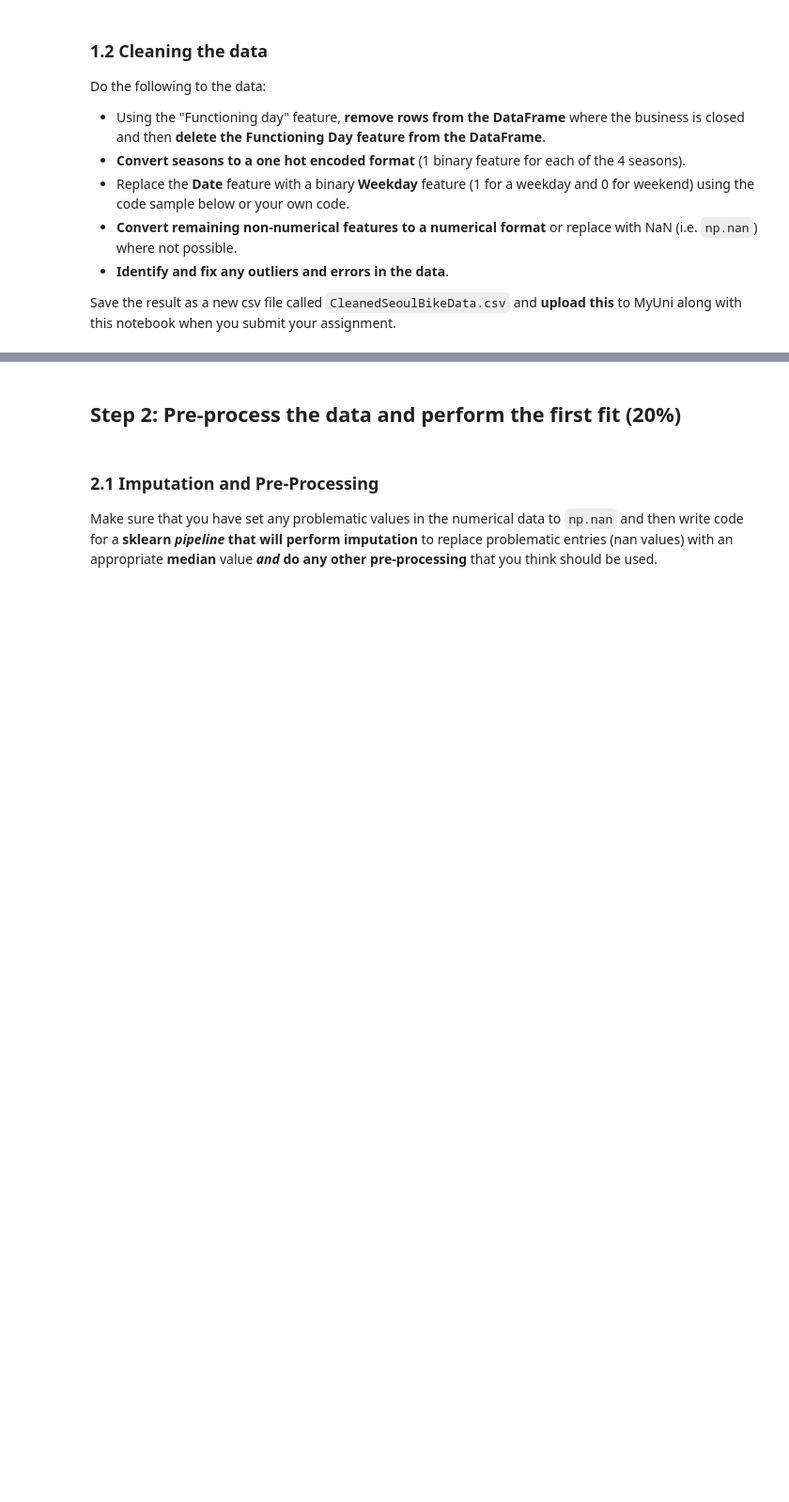
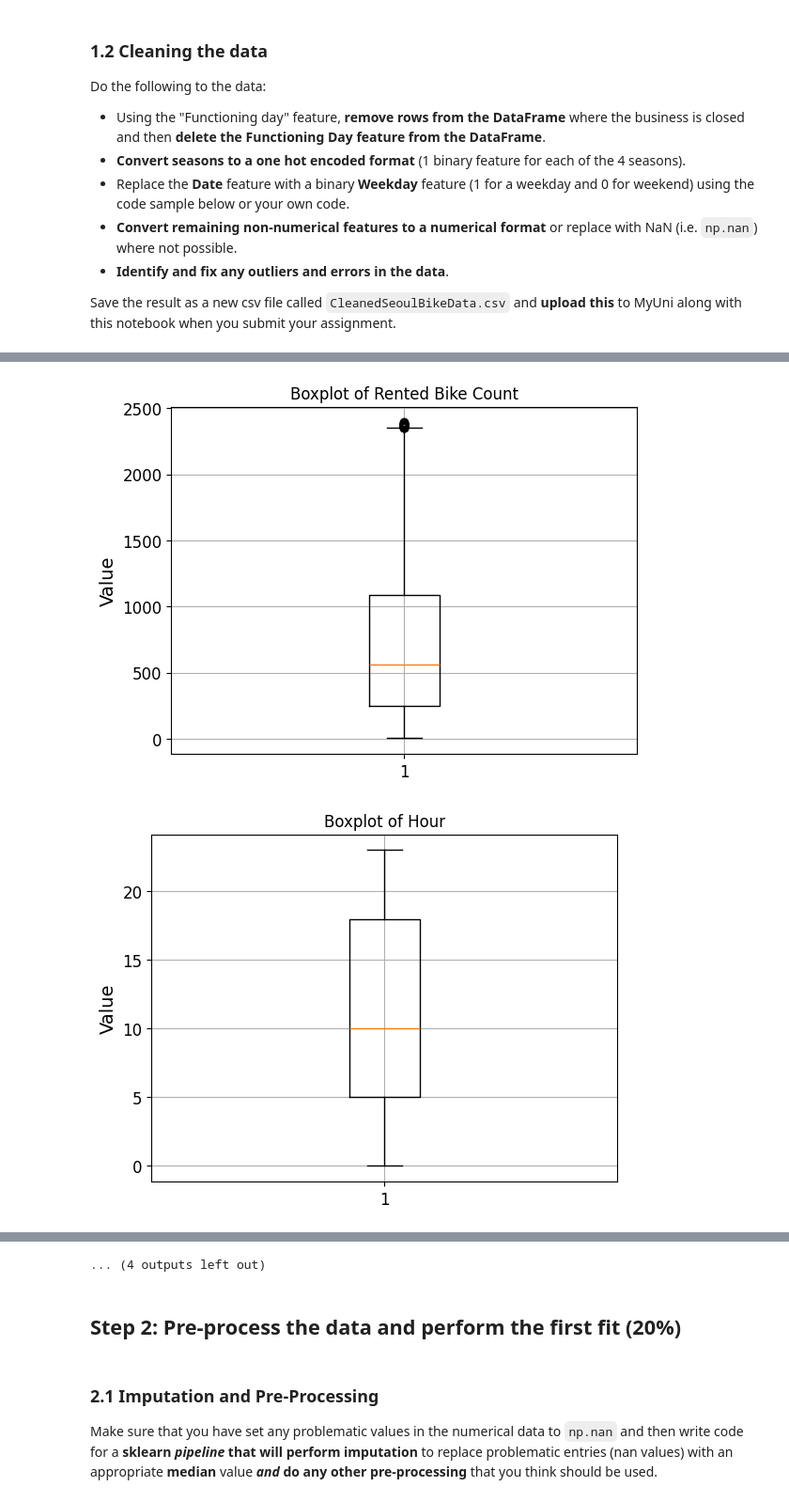
Before and after one commit to CHamilton0/COMP-SCI-7317-Using-Machine-Learning-Tools, a Jupyter notebook: assignment1/A1.ipynb, the cells around one changed output, grey strips where cells are left out. Shown at 94% size. Saved outputs shown, nothing was run; the diff lists cells and outputs as text; code cells hidden in the pictures; blank space fills up the shorter version.

```diff
--- a/assignment1/A1.ipynb
+++ b/assignment1/A1.ipynb
@@ -132,0 +161,11 @@ def date_is_weekday(datestring):
+# %%
+### Your code here (and remember to upload the resulting csv)
+df = raw_df[raw_df['Functioning Day'] == 'Yes'].drop('Functioning Day', axis=1)
+
+seasons_encoded = pd.get_dummies(df['Seasons'], dtype=int, prefix='Season_')
+df = pd.concat([df, seasons_encoded], axis=1).drop('Seasons', axis=1)
+
+df['Weekday'] = df['Date'].apply(date_is_weekday)
+df = df.drop('Date', axis=1)
+
+df['Holiday'] = df['Holiday'].apply(lambda holiday: 0 if holiday == 'No Holiday' else 1)
@@ -132,0 +192,5 @@ def date_is_weekday(datestring):
+# %%
+df['Solar Radiation (MJ/m2)'] = pd.to_numeric(df['Solar Radiation (MJ/m2)'], errors='coerce')
+df['Rainfall(mm)'] = pd.to_numeric(df['Rainfall(mm)'], errors='coerce')
+df['Snowfall (cm)'] = pd.to_numeric(df['Snowfall (cm)'], errors='coerce')
+df.info()
@@ -132,0 +215,32 @@ def date_is_weekday(datestring):
+# %%
+df = df.dropna()
+# %%
+numerical_columns = df.select_dtypes(include=np.number)
+
+for column in numerical_columns:
+    if column == 'Holiday':
+        continue
+    if str(column).startswith('Season_'):
+        continue
+
+    Q1 = df[column].quantile(0.25)
+    Q3 = df[column].quantile(0.75)
+    IQR = Q3 - Q1
+
+    lower_bound = Q1 - (1.5 * IQR)
+    upper_bound = Q3 + (1.5 * IQR)
+
+    df = df[(df[column] >= lower_bound) & (df[column] <= upper_bound)]
+# %%
+numerical_columns = df.select_dtypes(include=np.number)
+
+for column in numerical_columns:
+    plt.figure()
+    plt.boxplot(df[column])
+    plt.title(f'Boxplot of {column}')
+    plt.ylabel('Value')
+    plt.grid(True)
+    plt.show()
+# %% [output]
+[figure, added]
+[figure, added]
@@ -132,0 +257 @@ def date_is_weekday(datestring):
+... (4 outputs left out)
```
Also changed, not shown: parts of 9 cells of this notebook, 1 other file.
